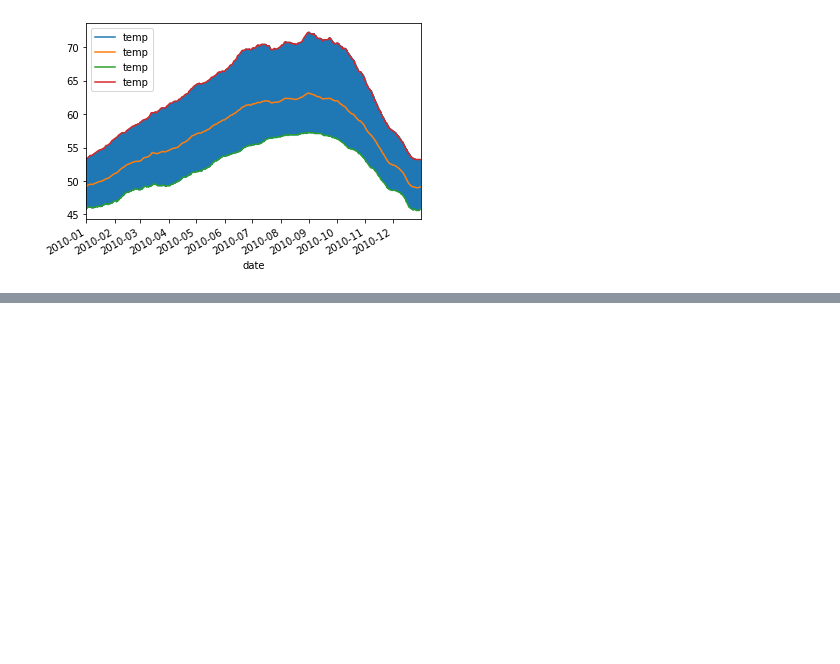
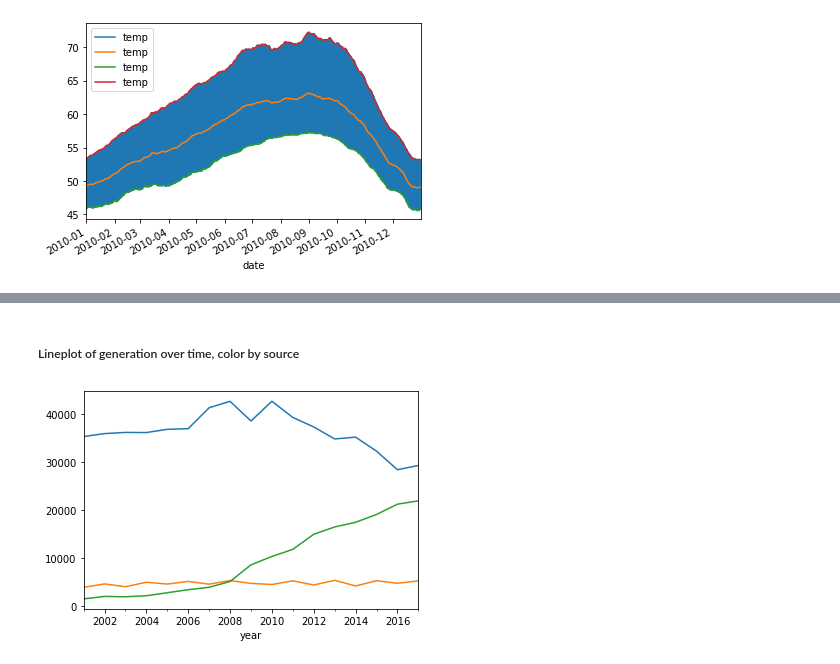
Before and after one commit to misty-garcia/ds-methodologies-exercises, a Jupyter notebook: time_series/working_w_timeseries_data.ipynb, the cells around one changed output, grey strips where cells are left out. Cells and saved outputs as stored; diff of their text form; code cells hidden in the pictures; blank space fills up the shorter version.

```diff
--- a/time_series/working_w_timeseries_data.ipynb
+++ b/time_series/working_w_timeseries_data.ipynb
@@ -166,0 +352,2 @@ plt.show()
+# %%
+df = data.iowa_electricity()
@@ -166,0 +374,2 @@ plt.show()
+# %%
+df = df.set_index("year")
@@ -166,0 +401,9 @@ plt.show()
+# %% [markdown]
+##### Lineplot of generation over time, color by source
+# %%
+df[df.source == "Fossil Fuels"].net_generation.plot()
+df[df.source == "Nuclear Energy"].net_generation.plot()
+df[df.source == "Renewables"].net_generation.plot()
+plt.show()
+# %% [output]
+[figure, added]
```
Also changed, not shown: parts of 48 cells of this notebook.
